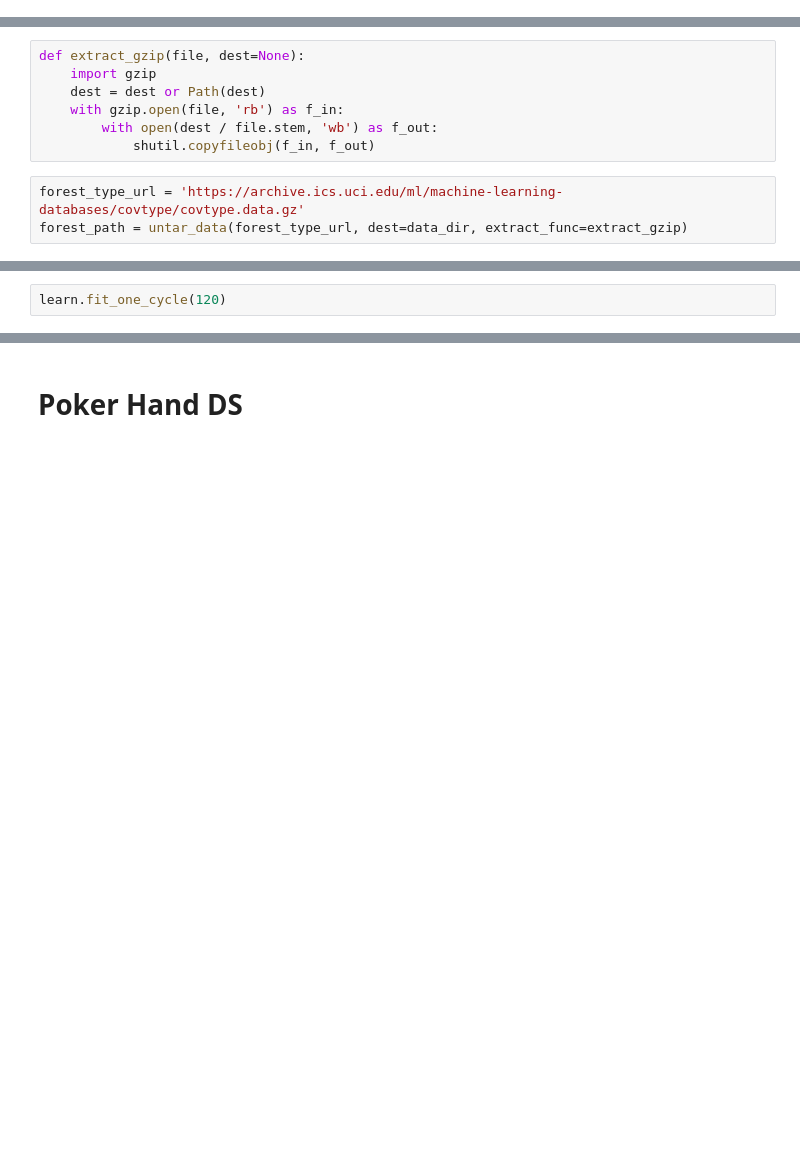
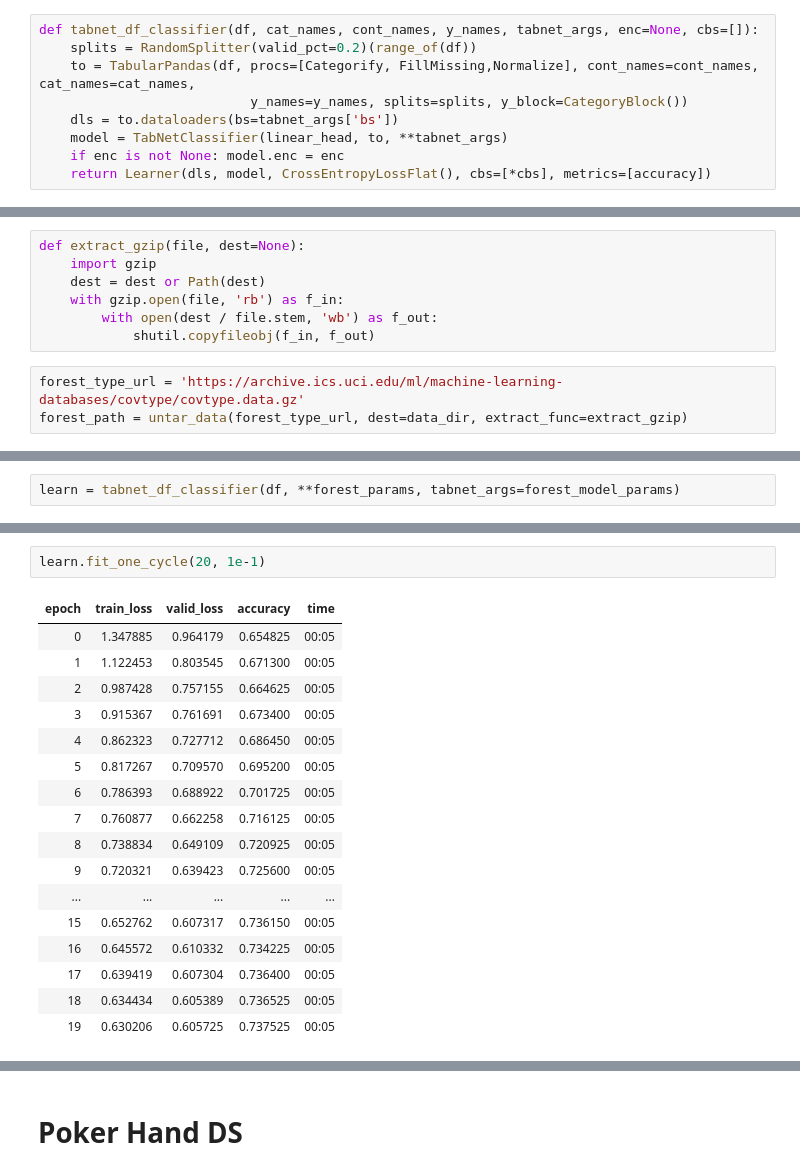
Before and after one commit to matanc1/tabnet, a Jupyter notebook: 03_experiments.ipynb, the cells around one changed output, grey strips where cells are left out. Saved outputs shown, nothing was run; the diff lists cells and outputs as text; blank space fills up the shorter version.

```diff
--- a/03_experiments.ipynb
+++ b/03_experiments.ipynb
@@ -25,3 +25,12 @@ I've tested this approach on 3 different datasets:
 1. Adult Census Income - where the task is to distinguish whether a person's income is above $50,000
 1. Forest Cover - classifying the forst cover type from cartographic variables.
 1. Poker Hand - classifying the poker hand from the raw suit and rank attributes of the cards.
+# %%
+def tabnet_df_classifier(df, cat_names, cont_names, y_names, tabnet_args, enc=None, cbs=[]):
+    splits = RandomSplitter(valid_pct=0.2)(range_of(df))
+    to = TabularPandas(df, procs=[Categorify, FillMissing,Normalize], cont_names=cont_names, cat_names=cat_names,
+                           y_names=y_names, splits=splits, y_block=CategoryBlock())
+    dls = to.dataloaders(bs=tabnet_args['bs'])
+    model = TabNetClassifier(linear_head, to, **tabnet_args)
+    if enc is not None: model.enc = enc
+    return Learner(dls, model, CrossEntropyLossFlat(), cbs=[*cbs], metrics=[accuracy])
@@ -209,0 +162,2 @@ learn = Learner(dls, model, CrossEntropyLossFlat(), opt_func=opt_func, lr=3e-2,
+# %%
+learn = tabnet_df_classifier(df, **forest_params, tabnet_args=forest_model_params)
@@ -210,2 +170,20 @@ learn = Learner(dls, model, CrossEntropyLossFlat(), opt_func=opt_func, lr=3e-2,
 # %%
-learn.fit_one_cycle(120)
+learn.fit_one_cycle(20, 1e-1)
+# %% [output]
+| epoch | train_loss | valid_loss | accuracy | time |
+| 0 | 1.347885 | 0.964179 | 0.654825 | 00:05 |
+| 1 | 1.122453 | 0.803545 | 0.671300 | 00:05 |
+| 2 | 0.987428 | 0.757155 | 0.664625 | 00:05 |
+| 3 | 0.915367 | 0.761691 | 0.673400 | 00:05 |
+| 4 | 0.862323 | 0.727712 | 0.686450 | 00:05 |
+| 5 | 0.817267 | 0.709570 | 0.695200 | 00:05 |
+| 6 | 0.786393 | 0.688922 | 0.701725 | 00:05 |
+| 7 | 0.760877 | 0.662258 | 0.716125 | 00:05 |
+| 8 | 0.738834 | 0.649109 | 0.720925 | 00:05 |
+| 9 | 0.720321 | 0.639423 | 0.725600 | 00:05 |
+| ... | ... | ... | ... | ... |
+| 15 | 0.652762 | 0.607317 | 0.736150 | 00:05 |
+| 16 | 0.645572 | 0.610332 | 0.734225 | 00:05 |
+| 17 | 0.639419 | 0.607304 | 0.736400 | 00:05 |
+| 18 | 0.634434 | 0.605389 | 0.736525 | 00:05 |
+| 19 | 0.630206 | 0.605725 | 0.737525 | 00:05 |
```
Also changed, not shown: parts of 53 cells of this notebook, 1 other file.
